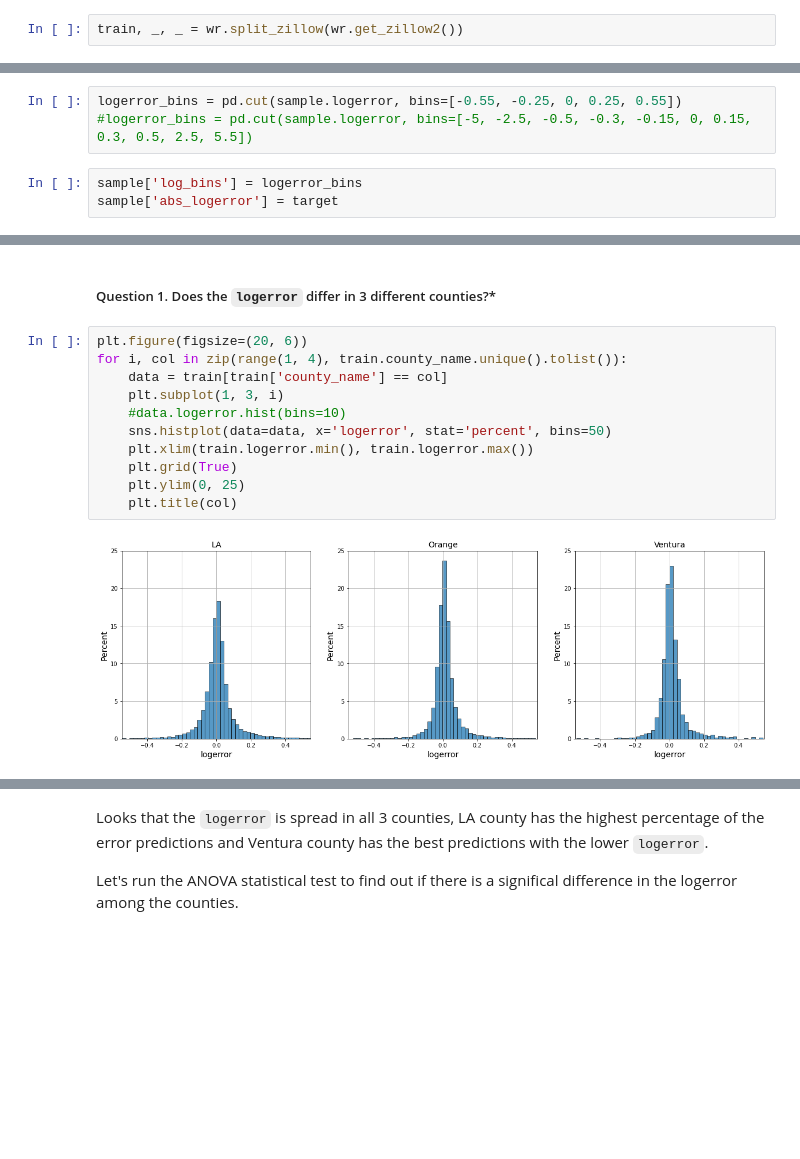
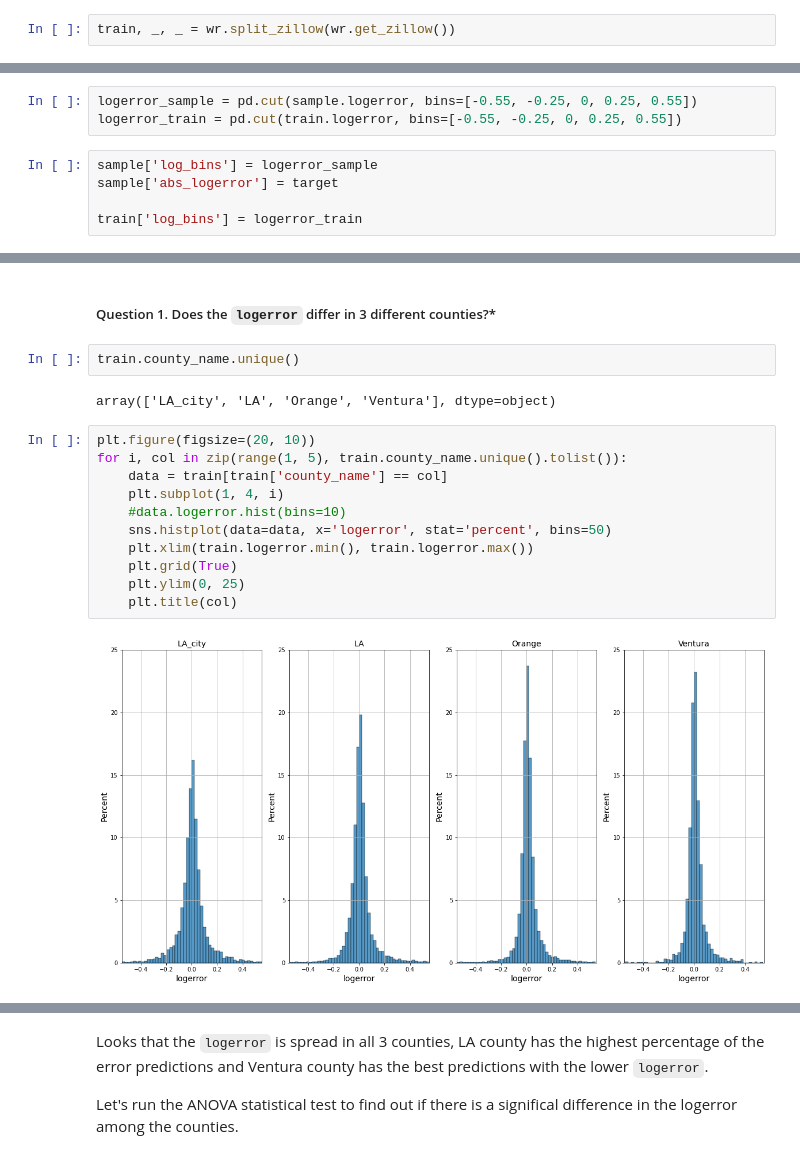
Before and after one commit to codeup-nadia-chris/clustering-project, a Jupyter notebook: draft-explore.ipynb, the cells around one changed output, grey strips where cells are left out. Saved outputs shown, nothing was run; the diff lists cells and outputs as text; blank space fills up the shorter version.

Commit message:
update county

````diff
--- a/draft-explore.ipynb
+++ b/draft-explore.ipynb
@@ -36,4 +38,4 @@ reload(wr)
 # %%
-train, _, _ = wr.split_zillow(wr.get_zillow2())
+train, _, _ = wr.split_zillow(wr.get_zillow())
 # %%
 # create a sample for some visualizations
@@ -60,11 +63,13 @@ counties = {'LA':la, 'Orange':orange, 'Ventura':ventura}
 ##### categorical_columns
 'bath', 'beds', 'fireplace', 'garage', 'hottub_spa', 'pool', 'unit', 'heating_system', 'county_land_code', 'county_name'
 # %%
-logerror_bins = pd.cut(sample.logerror, bins=[-0.55, -0.25, 0, 0.25, 0.55])
-#logerror_bins = pd.cut(sample.logerror, bins=[-5, -2.5, -0.5, -0.3, -0.15, 0, 0.15, 0.3, 0.5, 2.5, 5.5])
+logerror_sample = pd.cut(sample.logerror, bins=[-0.55, -0.25, 0, 0.25, 0.55])
+logerror_train = pd.cut(train.logerror, bins=[-0.55, -0.25, 0, 0.25, 0.55])
 # %%
-sample['log_bins'] = logerror_bins
+sample['log_bins'] = logerror_sample
 sample['abs_logerror'] = target
+
+train['log_bins'] = logerror_train
 # %%
 # create a logarithmic columns for numerical values ['sqft','garage_sqft','lot_sqft','age','structure_price',
 # 'price', 'land_price', 'tax_amount']
@@ -88,19 +93,23 @@ for col in numerical_columns:
 #### 2. Answer those questions through a mix of statistical tests and visualizations.
 # %% [markdown]
 ##### Question 1. Does the ```logerror``` differ in 3 different counties?*
+# %%
+train.county_name.unique()
+# %% [output]
+array(['LA_city', 'LA', 'Orange', 'Ventura'], dtype=object)
 # %%
-plt.figure(figsize=(20, 6))
-for i, col in zip(range(1, 4), train.county_name.unique().tolist()):
+plt.figure(figsize=(20, 10))
+for i, col in zip(range(1, 5), train.county_name.unique().tolist()):
     data = train[train['county_name'] == col]
-    plt.subplot(1, 3, i)
+    plt.subplot(1, 4, i)
     #data.logerror.hist(bins=10)
     sns.histplot(data=data, x='logerror', stat='percent', bins=50)
     plt.xlim(train.logerror.min(), train.logerror.max())
     plt.grid(True)
     plt.ylim(0, 25)
     plt.title(col)
 # %% [output]
-[figure, old version]
+[figure, new version]
 # %%
 plt.figure(figsize=(12, 6))
 plt.title('Logerror by county')
````
Also changed, not shown: parts of 34 cells of this notebook.
